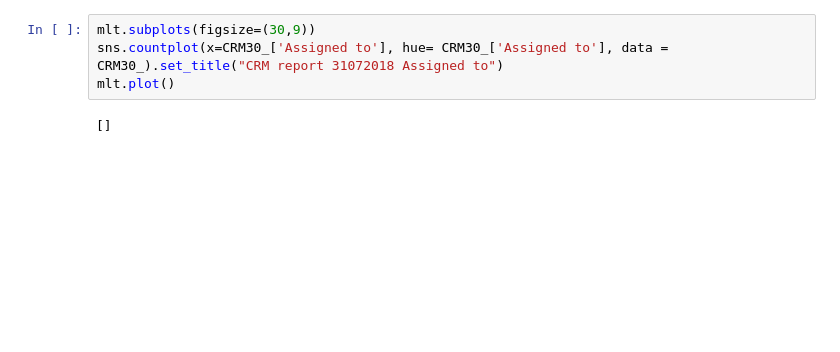
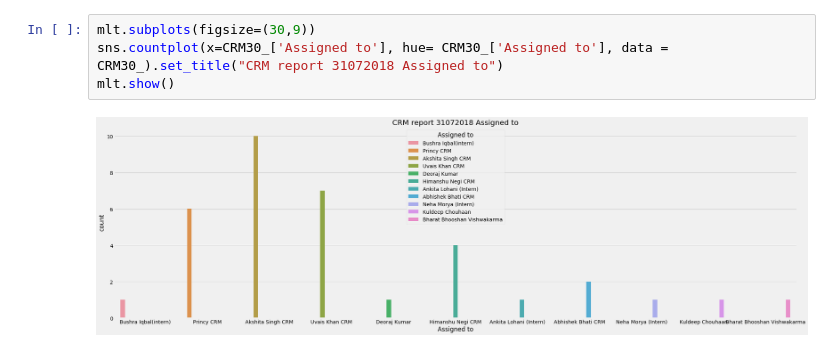
Before and after one commit to nerdyk3/placio_financial, a Jupyter notebook: CRM04_Aug.ipynb, the cells around one changed output. Drawn from its saved outputs; the diff is of its cells as text; blank space fills up the shorter version.

```diff
--- a/CRM04_Aug.ipynb
+++ b/CRM04_Aug.ipynb
@@ -136,9 +136,9 @@ mlt.plot()
 # %%
 mlt.subplots(figsize=(30,9))
 sns.countplot(x=CRM30_['Assigned to'], hue= CRM30_['Assigned to'], data = CRM30_).set_title("CRM report 31072018 Assigned to")
-mlt.plot()
+mlt.show()
 # %% [output]
-[]
+[figure, added]
 # %%
 mlt.subplots(figsize=(30,9))
 sns.countplot(x=CRM30_['Assigned to'], hue= CRM30_['Property Region'], data = CRM30_).set_title("CRM report 29072018 Assigned to")
```
Also changed, not shown: parts of 7 cells of this notebook, 13 other files.
